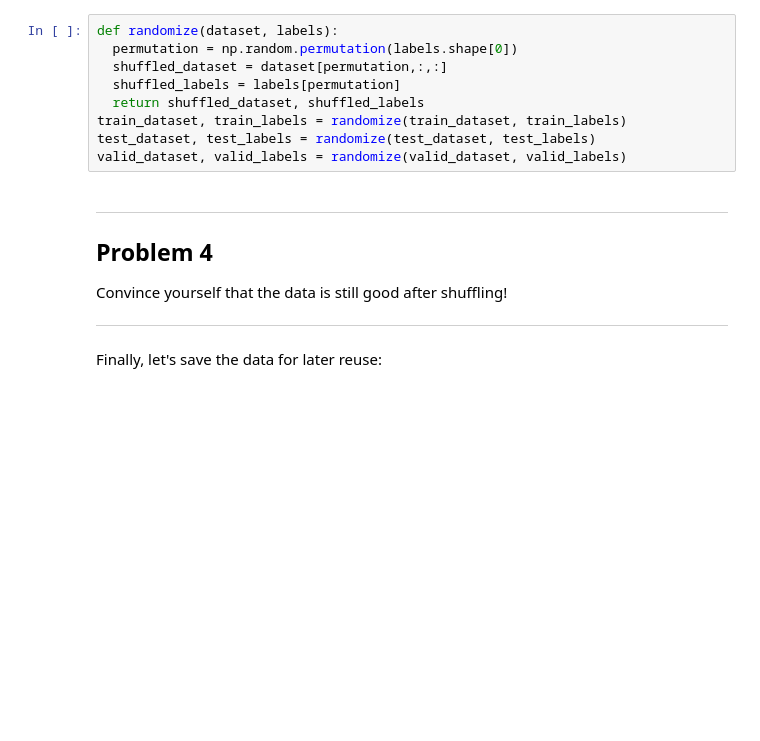
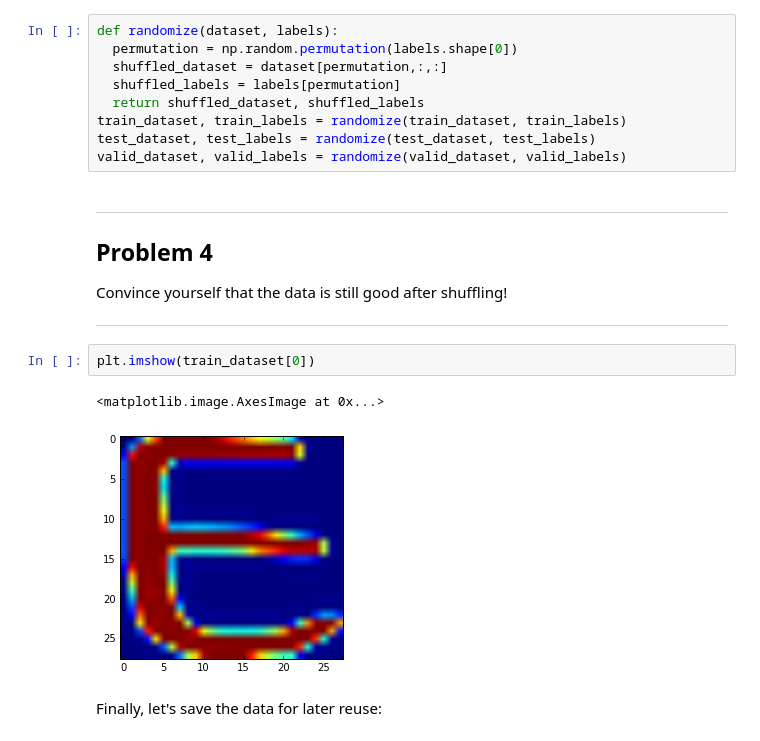
Before and after one commit to NickSeagull/deep-learning-udacity, a Jupyter notebook: assignment1/1_notmnist.ipynb, the cells around one changed output. Cells and saved outputs as stored; diff of their text form; blank space fills up the shorter version.

```diff
--- a/assignment1/1_notmnist.ipynb
+++ b/assignment1/1_notmnist.ipynb
@@ -311,6 +311,11 @@ Problem 4
 Convince yourself that the data is still good after shuffling!
 
 ---
+# %%
+plt.imshow(train_dataset[0])
+# %% [output]
+<matplotlib.image.AxesImage at 0x...>
+[figure, added]
 # %% [markdown]
 Finally, let's save the data for later reuse:
 # %%
```
Also changed, not shown: 1 other file.
